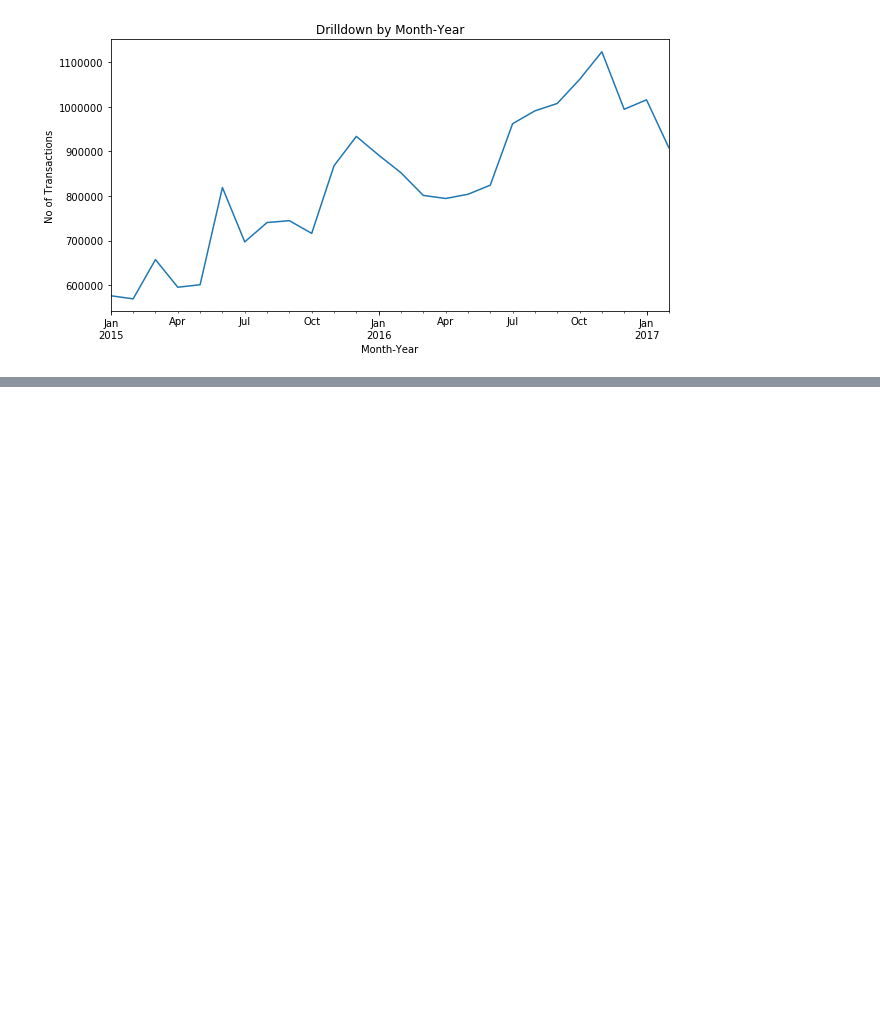
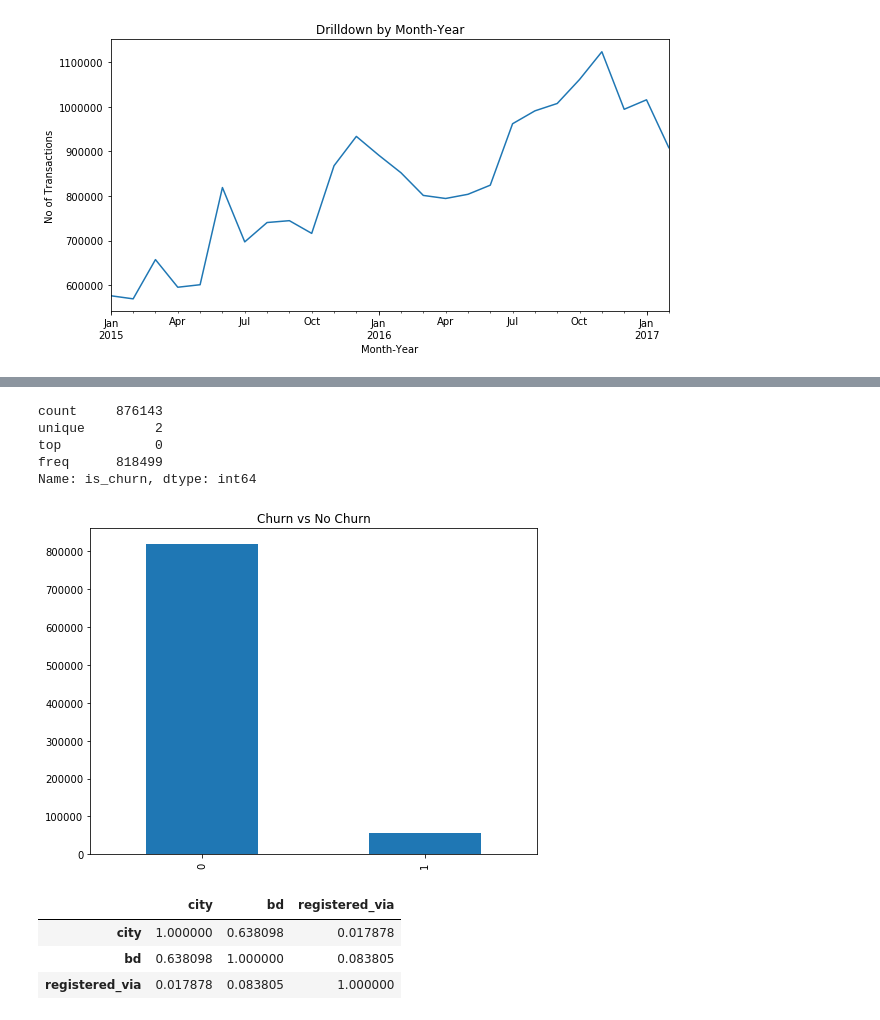
Before and after one commit to olaoluthomas/WSDM_kkbox, a Jupyter notebook: descriptive_data_discovery.ipynb, the cells around one changed output, grey strips where cells are left out. Drawn from its saved outputs; the diff is of its cells as text; code cells hidden in the pictures; blank space fills up the shorter version.

```diff
--- a/descriptive_data_discovery.ipynb
+++ b/descriptive_data_discovery.ipynb
@@ -627,3 +627,7 @@ plt.ylabel("No of Transactions")
 plt.show()
 # %% [output]
 [figure]
+# %%
+members = pd.read_csv("members_trf_data.csv")
+# %%
+train = pd.read_csv("train.csv")
@@ -629,0 +653,2 @@ plt.show()
+# %%
+merged_data = members.merge(train, on="msno")
@@ -629,0 +711,25 @@ plt.show()
+# %%
+merged_data['is_churn'] = merged_data['is_churn'].astype('category')
+# %%
+merged_data["is_churn"].describe()
+# %% [output]
+count     876143
+unique         2
+top            0
+freq      818499
+Name: is_churn, dtype: int64
+# %%
+churn = merged_data['is_churn'].value_counts()
+churn.plot(kind='bar',stacked=True, figsize=(8,6))
+
+plt.title("Churn vs No Churn")
+plt.show()
+# %% [output]
+[figure, added]
+# %%
+merged_data.corr()
+# %% [output]
+|  | city | bd | registered_via |
+| city | 1.000000 | 0.638098 | 0.017878 |
+| bd | 0.638098 | 1.000000 | 0.083805 |
+| registered_via | 0.017878 | 0.083805 | 1.000000 |
```
Also changed, not shown: parts of 8 cells of this notebook.
